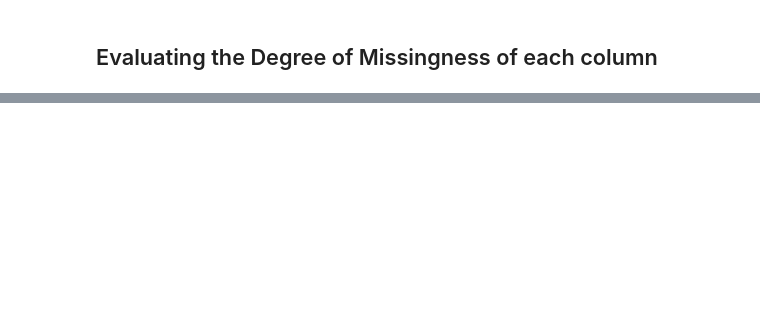
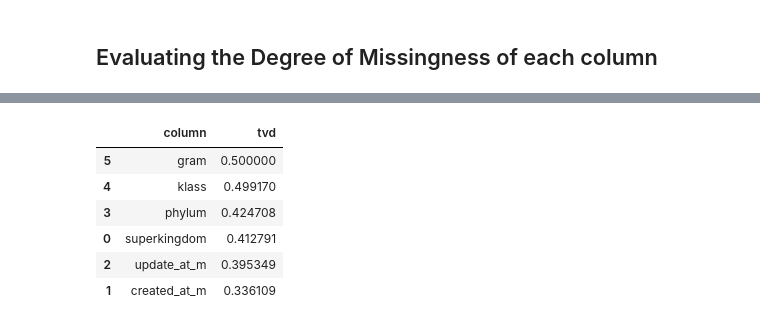
Before and after one commit to g7xu/Exploring_missingness_in_MicrobiomeDataset, a Jupyter notebook: analyzing_data.ipynb, the cells around one changed output, grey strips where cells are left out. Saved outputs shown, nothing was run; the diff lists cells and outputs as text; code cells hidden in the pictures; blank space fills up the shorter version.

```diff
--- a/analyzing_data.ipynb
+++ b/analyzing_data.ipynb
@@ -405,0 +148,26 @@ cleaned_microData[cleaned_microData['binary_gram'].isna()]['phylum'].value_count
+# %%
+# conducting TVD analysis of column with missingness against others
+def tvd_testing(missing_col, testingCol):
+    '''
+    Conduct TVD analysis of the missingness of a column against another column.
+    return the TVD value
+    ---
+    missing_col: pd.Series
+        the column with missingness
+    testingCol: pd.Series
+        the column to test against
+    ---
+    return: float
+        the TVD value
+    '''
+    missing_mask = missing_col.isnull()
+
+    missing_testingCol_prop = testingCol[missing_mask].value_counts(normalize=True)
+    unMissing_testingCol_prop = testingCol[~missing_mask].value_counts(normalize=True)
+
+    # find all categories for the purpose of comparsion
+    all_tvd_categories = missing_testingCol_prop.index.union(unMissing_testingCol_prop.index)
+    missing_testingCol_prop = missing_testingCol_prop.reindex(all_tvd_categories, fill_value=0)
+    unMissing_testingCol_prop = unMissing_testingCol_prop.reindex(all_tvd_categories, fill_value=0)
+
+    return np.abs(missing_testingCol_prop - unMissing_testingCol_prop).sum() / 2
@@ -405,0 +194,18 @@ cleaned_microData[cleaned_microData['binary_gram'].isna()]['phylum'].value_count
+# %%
+tvd_testing_col = ['superkingdom', 'created_at_m', 'update_at_m', 'phylum', 'klass', 'gram']
+
+
+# conduct TVD analysis
+tvd_results = pd.DataFrame(columns = ['column', 'tvd'])
+for colName in tvd_testing_col:
+    tvd = tvd_testing(complete_microbe_sources['oxygen_requirement'], complete_microbe_sources[colName])
+    tvd_results = tvd_results.append({'column': colName, 'tvd': tvd}, ignore_index=True)
+tvd_results.sort_values(by='tvd', ascending=False)
+# %% [output]
+|  | column | tvd |
+| 5 | gram | 0.500000 |
+| 4 | klass | 0.499170 |
+| 3 | phylum | 0.424708 |
+| 0 | superkingdom | 0.412791 |
+| 2 | update_at_m | 0.395349 |
+| 1 | created_at_m | 0.336109 |
```
Also changed, not shown: parts of 58 cells of this notebook, 11 other files.
